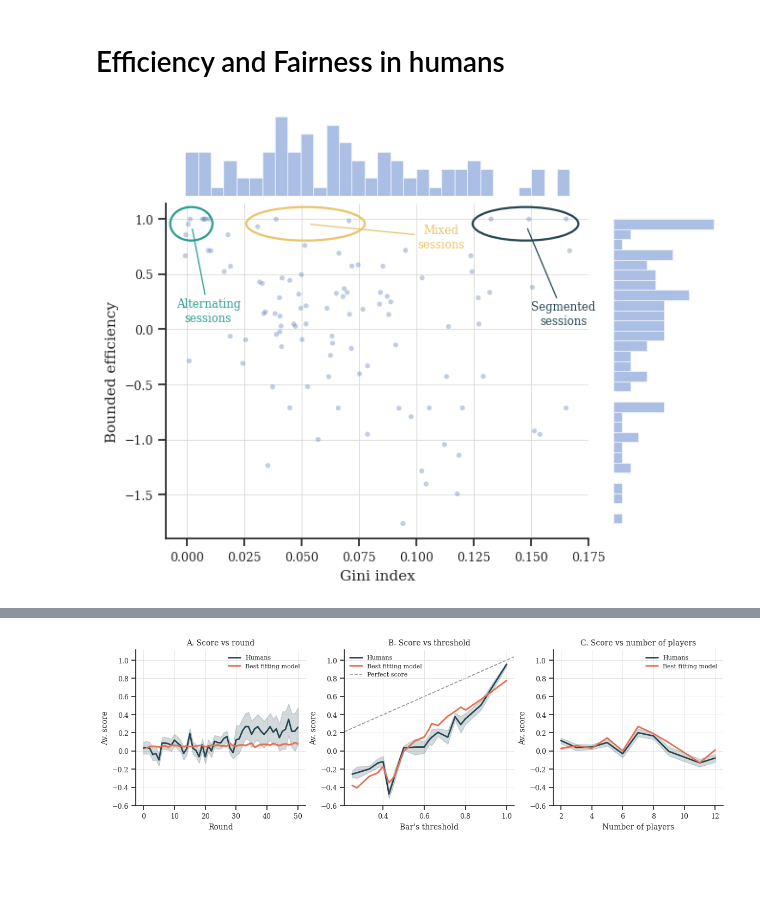
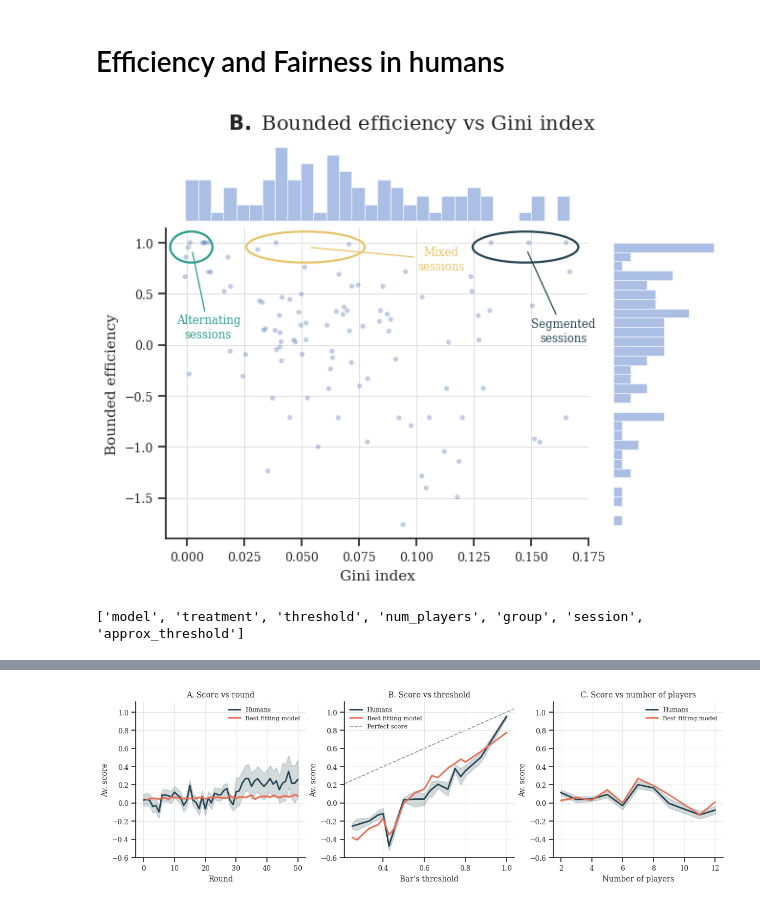
Before and after one commit to EAndrade-Lotero/Cognitive_Models_El_Farol_Bar_Problem, a Jupyter notebook: Notebooks/exp_figs_2_4.ipynb, the cells around one changed output, grey strips where cells are left out. Cells and saved outputs as stored; diff of their text form; code cells hidden in the pictures; blank space fills up the shorter version.

```diff
--- a/Notebooks/exp_figs_2_4.ipynb
+++ b/Notebooks/exp_figs_2_4.ipynb
@@ -101,33 +101,60 @@ ax_marg_y.set_xlabel('')
 ax_marg_y.tick_params(axis='x', labelbottom=False, length=0)
 
 sns.despine(ax=ax_marg_x, bottom=True, left=True)
 sns.despine(ax=ax_marg_y, bottom=True, left=True)
 sns.despine(ax=ax_joint)
 
 ax_joint.set_xlabel('Gini index')
 ax_joint.set_ylabel('Bounded efficiency')
 
 for name, style in CLUSTER_STYLES.items():
     ax_joint.add_patch(patches.Ellipse(
         style['xy'], width=style['width'], height=style['height'],
         transform=ax_joint.transAxes,
         fill=False, edgecolor=style['color'],
         linewidth=1.6, linestyle='-', zorder=5,
     ))
     ax_joint.annotate(
         f'{name}\nsessions',
         xy=style['xy'], xycoords='axes fraction',
         xytext=style['label_xy'], textcoords='axes fraction',
         ha='center', va='center', fontsize=8.5, color=style['color'],
         arrowprops=dict(
             arrowstyle='-', color=style['color'],
             lw=0.9, shrinkA=0, shrinkB=4,
         ),
         zorder=6,
     )
 
+fig.suptitle(r'$\bf{B.}$ Bounded efficiency vs Gini index')
 plt.show()
 # %% [output]
-[figure, old version]
+[figure, new version]
 # %%
 fig.savefig(PATHS['exploratory_figures'] / 'Fig2.png', dpi=300, bbox_inches='tight')
+# %%
+path_to_data = PATHS['human_data'] / 'multi-player.csv'
+data = pd.read_csv(path_to_data)
+data['model'] = data.apply(lambda row: f"{row['num_players']}-{row['threshold']:.2f}-{row['group']}", axis=1)
+
+gm = GetMeasurements(
+    data=data,
+    measures=[
+        'bounded_efficiency', 'entropy',
+        'inequality', 'conditional_entropy', 'conditional_entropy_2nd_order', 'min_entropy'
+    ],
+    T=20
+)
+gm.columns.append('session')
+gm.columns.append('approx_threshold')
+print(gm.columns)
+df = gm.get_measurements()
+df['model'] = df.apply(lambda row: f"{row['num_players']}-{row['threshold']:.2f}-{row['group']}", axis=1)
+
+ai = AlternationIndex.from_file(priority='mlp')
+df['predicted_class'] = ai.classify(df)
+
+df_best = df[df['bounded_efficiency'] > 0.87]
+df_best = df_best[df_best['threshold'] < 1]
+# %% [output]
+['model', 'treatment', 'threshold', 'num_players', 'group', 'session', 'approx_threshold']
```
Also changed, not shown: parts of 2 cells of this notebook, 4 other files.
